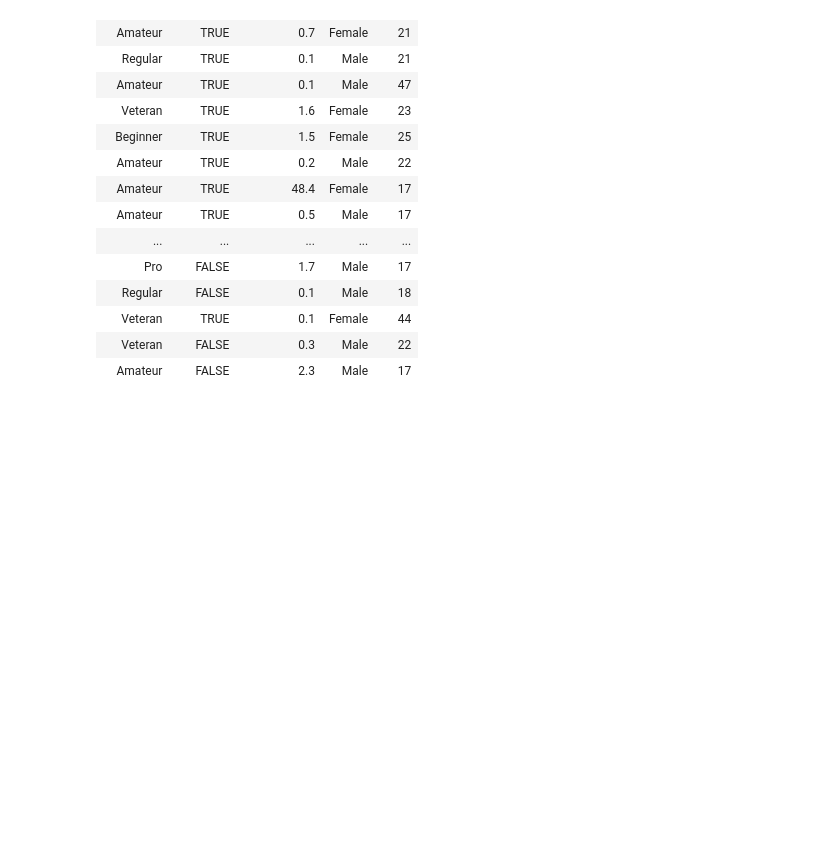
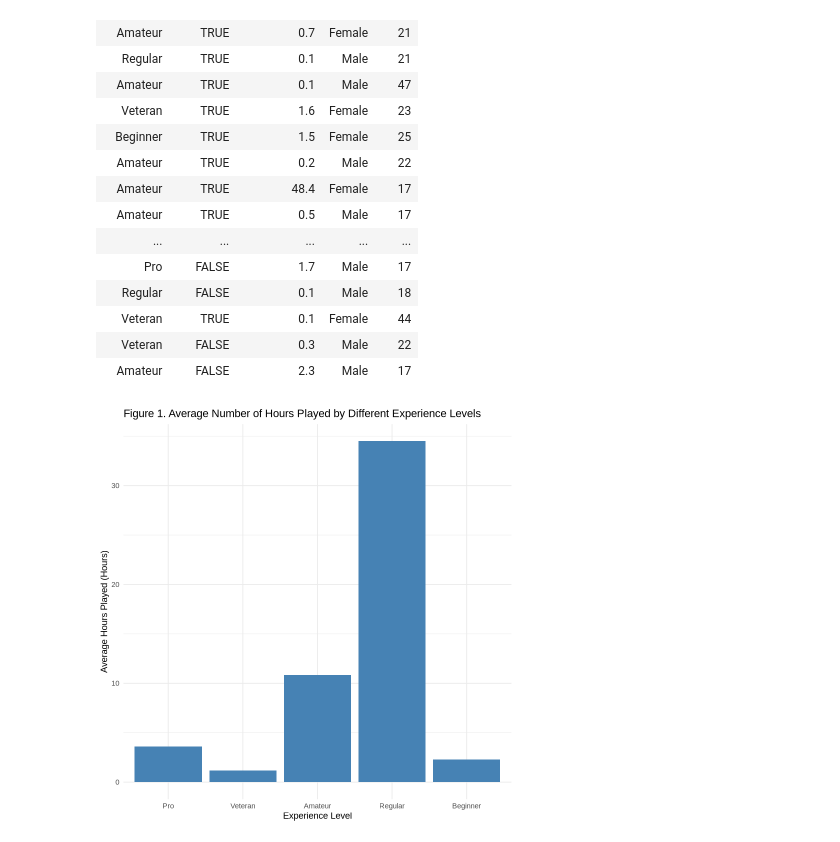
Before and after one commit to Sachi-F/dsci100_group3, a Jupyter notebook: project.ipynb, the cells around one changed output. Cells and saved outputs as stored; diff of their text form; code cells hidden in the pictures; blank space fills up the shorter version.

Commit message:
Added visualizations
Visualizations for experience, subscription, gender, and age

```diff
--- a/project.ipynb
+++ b/project.ipynb
@@ -91,3 +91,17 @@ A tibble: 109 × 5
 | Veteran | TRUE | 0.1 | Female | 44 |
 | Veteran | FALSE | 0.3 | Male | 22 |
 | Amateur | FALSE | 2.3 | Male | 17 |
+# %%
+player_data_experience_mean <- player_data_filtered |>
+group_by (experience) |>
+summarise(played_hours = mean (played_hours, na.rm = TRUE) )
+
+
+ggplot (player_data_experience_mean, aes(x = experience, y = played_hours)) +
+geom_bar (stat = "identity", fill = "steelblue") +
+labs (title = "Figure 1. Average Number of Hours Played by Different Experience Levels",
+x = "Experience Level",
+y = "Average Hours Played (Hours)") +
+theme_minimal()
+# %% [output]
+[figure, added]
```
Also changed, not shown: parts of 3 cells of this notebook.
